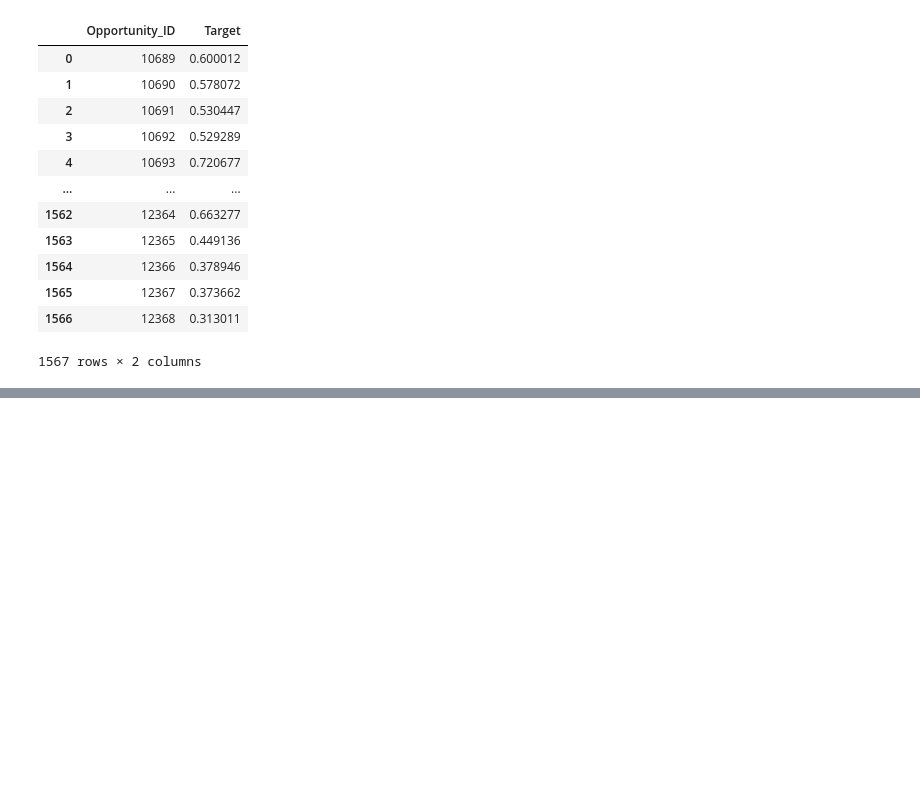
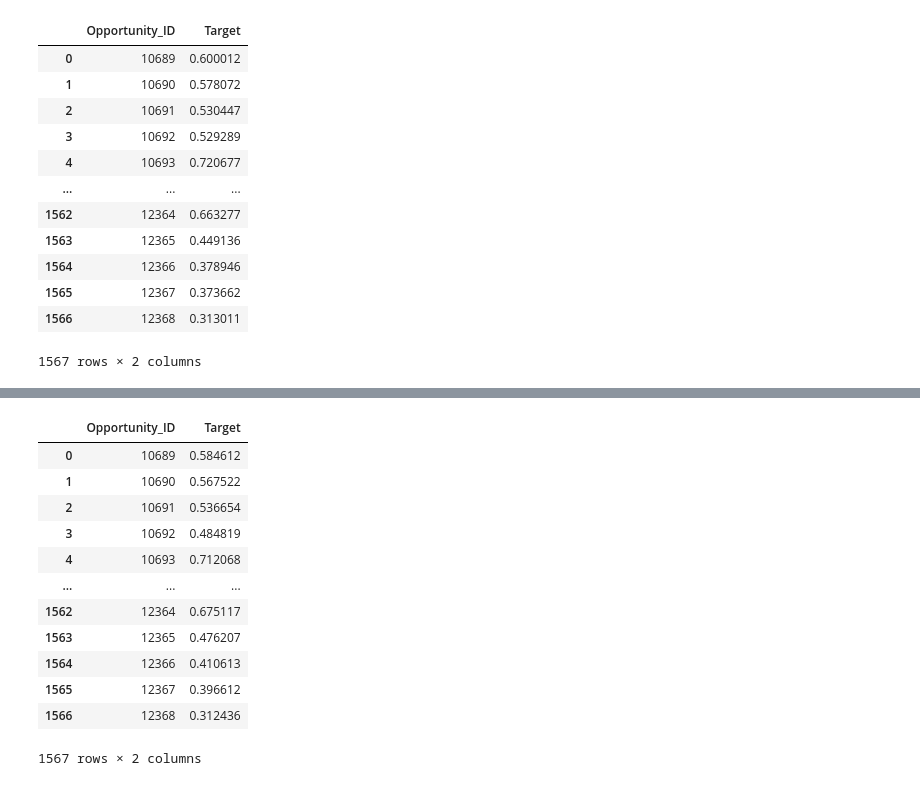
Before and after one commit to joaquinhojman/ArbolesDeDecision, a Jupyter notebook: ModeloXGBoost.ipynb, the cells around one changed output, grey strips where cells are left out. Cells and saved outputs as stored; diff of their text form; code cells hidden in the pictures; blank space fills up the shorter version.

```diff
--- a/ModeloXGBoost.ipynb
+++ b/ModeloXGBoost.ipynb
@@ -131,5 +147,5 @@ x_train
 # %%
- xg_reg = xgb.XGBRegressor(colsample_bytree = 0.3, learning_rate = 0.1, max_depth = 7 , alpha = 10, n_estimators = 10, eta=0.2,nthread=2,objective='binary:logistic',booster='gbtree')
+ xg_reg = xgb.XGBRegressor(colsample_bytree = 0.3, learning_rate = 0.1, max_depth = 6 , alpha = 10, n_estimators = 10, eta=0.2,nthread=2,objective='binary:logistic',booster='gbtree')
  xg_reg.fit(x_train, y_train)
  preds = xg_reg.predict(x_test)
 # %%
@@ -202,0 +313,17 @@ preds_test_agrupado_por_opp
+# %%
+penalty = ['l1', 'l2']
+C = [0.0001, 0.001, 0.01, 0.1, 1, 10, 100, 1000]
+class_weight = [{1:0.5, 0:0.5}, {1:0.4, 0:0.6}, {1:0.6, 0:0.4}, {1:0.7, 0:0.3}]
+solver = ['liblinear', 'saga']
+
+param_grid = dict(penalty=penalty,
+                  C=C,
+                  class_weight=class_weight,
+                  solver=solver)
+
+grid = GridSearchCV(estimator=xg_reg,
+                    param_grid=param_grid,
+                    scoring='roc_auc',
+                    verbose=1,
+                    n_jobs=-1)
+grid_result = grid.fit(x_train, y_train)
@@ -202,0 +372,13 @@ preds_test_agrupado_por_opp
+# %%
+# Sacamos el preds_test_agrupado_por_opp
+
+preds_testGV = grid_result.predict(data_test)
+oportunidades_testGV = data_test['Opportunity_ID'].to_frame()
+
+oportunidades_testGV['Target'] = preds_testGV
+
+preds_test_agrupado_por_oppGV = oportunidades_testGV.groupby('Opportunity_ID').agg({'Target' : 'mean'})
+preds_test_agrupado_por_oppGV = preds_test_agrupado_por_oppGV.reset_index()
+
+preds_test_agrupado_por_oppGV.to_csv('preds_testgv.csv', index=False, header=True)
+files.download('preds_testgv.csv')
@@ -202,0 +388,16 @@ preds_test_agrupado_por_opp
+# %%
+preds_testGV
+# %% [output]
+|  | Opportunity_ID | Target |
+| 0 | 10689 | 0.584612 |
+| 1 | 10690 | 0.567522 |
+| 2 | 10691 | 0.536654 |
+| 3 | 10692 | 0.484819 |
+| 4 | 10693 | 0.712068 |
+| ... | ... | ... |
+| 1562 | 12364 | 0.675117 |
+| 1563 | 12365 | 0.476207 |
+| 1564 | 12366 | 0.410613 |
+| 1565 | 12367 | 0.396612 |
+| 1566 | 12368 | 0.312436 |
+1567 rows × 2 columns
```
Also changed, not shown: parts of 20 cells of this notebook.
